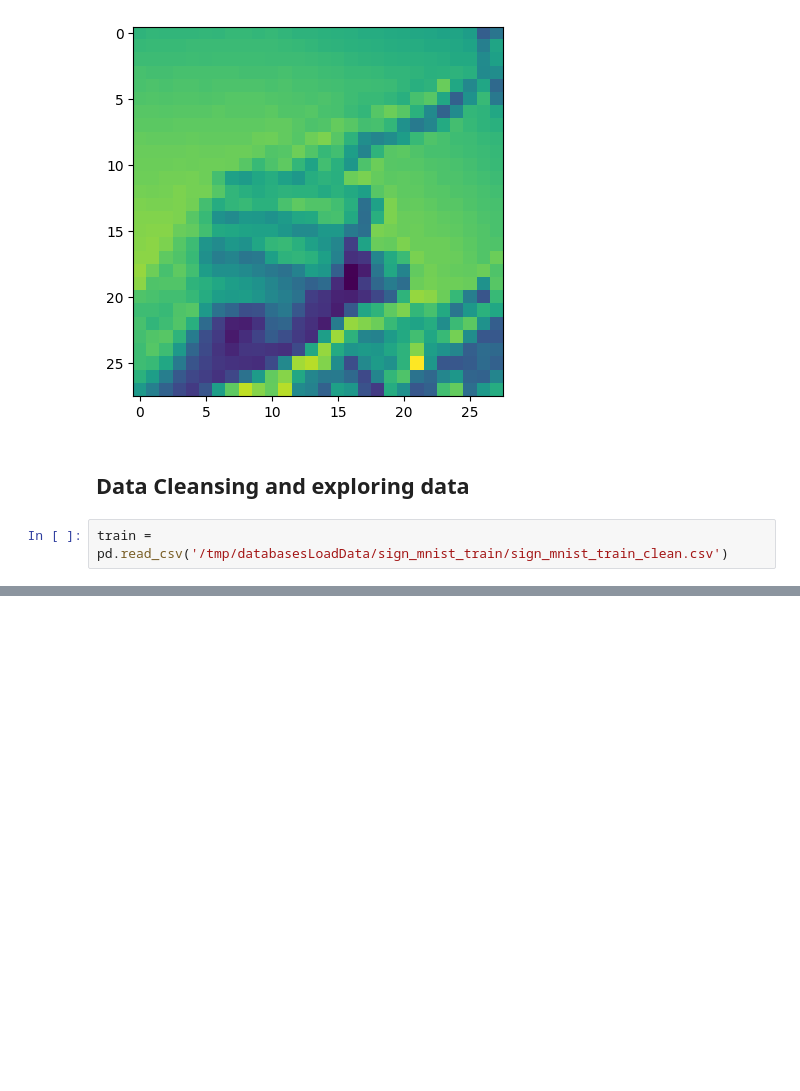
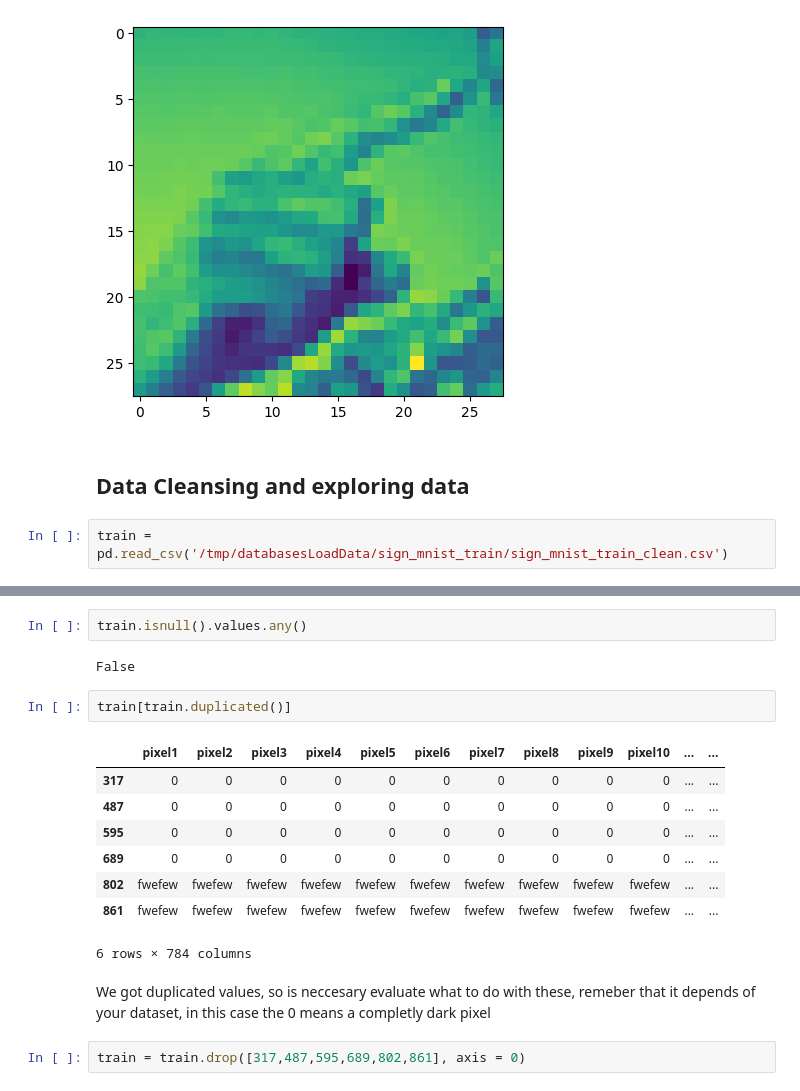
Before and after one commit to LennyRBriones/neural-networks-practices, a Jupyter notebook: uploading_multiple_datasets.ipynb, the cells around one changed output, grey strips where cells are left out. Cells and saved outputs as stored; diff of their text form; blank space fills up the shorter version.

```diff
--- a/uploading_multiple_datasets.ipynb
+++ b/uploading_multiple_datasets.ipynb
@@ -155,0 +205,19 @@ sns.countplot(train['label'])
+# %%
+train.isnull().values.any()
+# %% [output]
+False
+# %%
+train[train.duplicated()]
+# %% [output]
+|  | pixel1 | pixel2 | pixel3 | pixel4 | pixel5 | pixel6 | pixel7 | pixel8 | pixel9 | pixel10 | ... | ... |
+| 317 | 0 | 0 | 0 | 0 | 0 | 0 | 0 | 0 | 0 | 0 | ... | ... |
+| 487 | 0 | 0 | 0 | 0 | 0 | 0 | 0 | 0 | 0 | 0 | ... | ... |
+| 595 | 0 | 0 | 0 | 0 | 0 | 0 | 0 | 0 | 0 | 0 | ... | ... |
+| 689 | 0 | 0 | 0 | 0 | 0 | 0 | 0 | 0 | 0 | 0 | ... | ... |
+| 802 | fwefew | fwefew | fwefew | fwefew | fwefew | fwefew | fwefew | fwefew | fwefew | fwefew | ... | ... |
+| 861 | fwefew | fwefew | fwefew | fwefew | fwefew | fwefew | fwefew | fwefew | fwefew | fwefew | ... | ... |
+6 rows × 784 columns
+# %% [markdown]
+We got duplicated values, so is neccesary evaluate what to do with these, remeber that it depends of your dataset, in this case the 0 means a completly dark pixel
+# %%
+train = train.drop([317,487,595,689,802,861], axis = 0)
```
Also changed, not shown: parts of 19 cells of this notebook.
